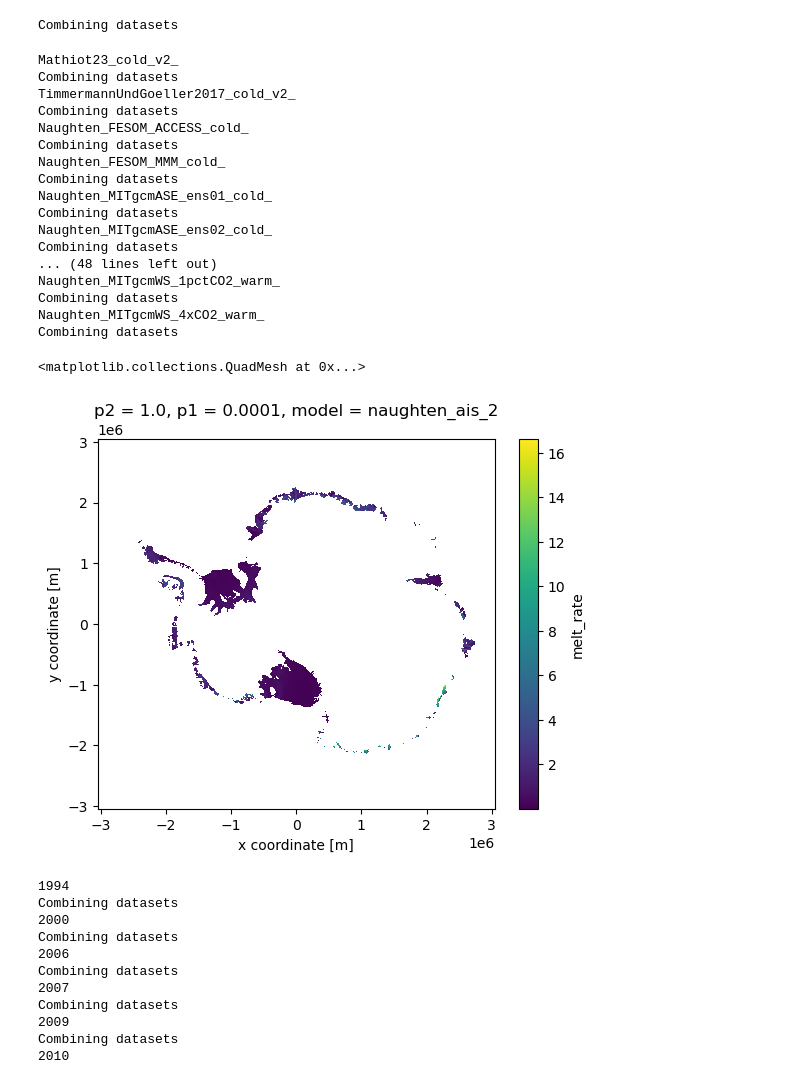
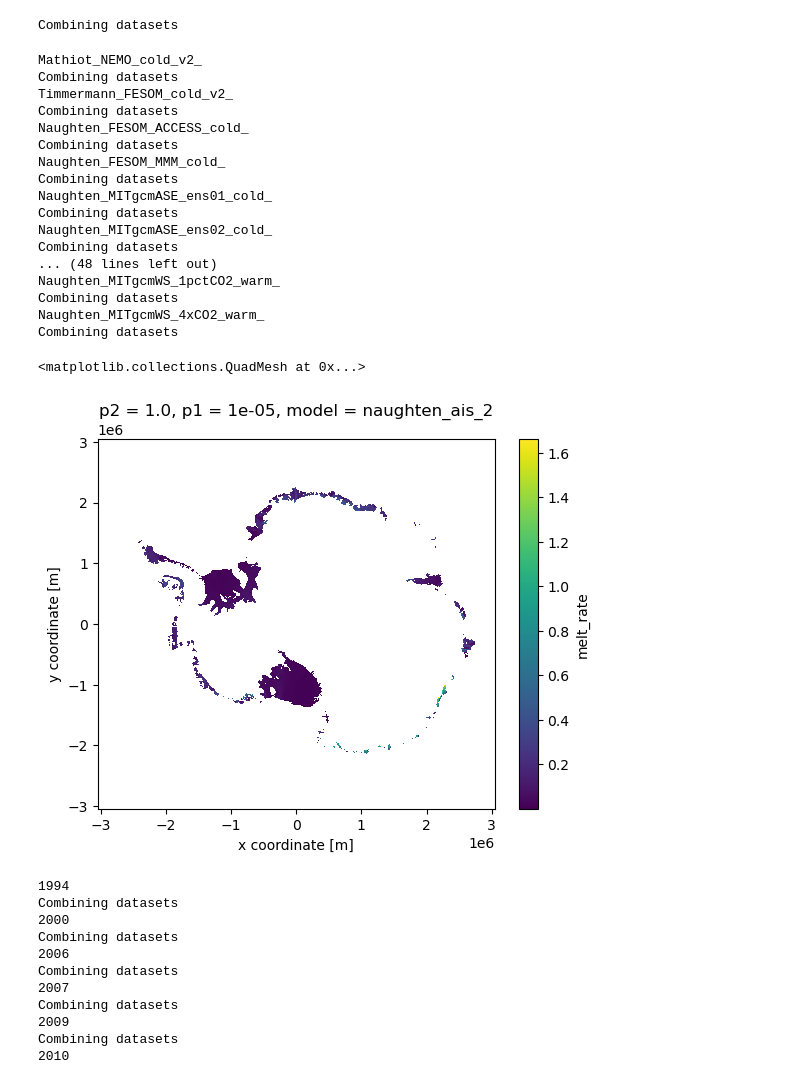
Before and after one commit to ismip/ismip7-antarctic-ocean-forcing, a Jupyter notebook: parameterisations/parameter_selection_quadratic_example_v2.ipynb, the cells around one changed output. Saved outputs shown, nothing was run; the diff lists cells and outputs as text; code cells hidden in the pictures.

```diff
--- a/parameterisations/parameter_selection_quadratic_example_v2.ipynb
+++ b/parameterisations/parameter_selection_quadratic_example_v2.ipynb
@@ -45,10 +46,13 @@ Note that this would be replaced with running your melt parameterisation.
 # %%
 # Create parameter array
 # Good set of K
-#K = xr.DataArray(data=np.arange(0.25e-5,3.025e-4,0.25e-5), dims=['K_dim']).assign_coords({'K_dim': np.arange(0.25e-5,3.025e-4,0.25e-5)})
+K = xr.DataArray(data=np.arange(0.25e-5,3.025e-4,0.25e-5), dims=['K_dim']).assign_coords({'K_dim': np.arange(0.25e-5,3.025e-4,0.25e-5)})
 
 # Simple set of K
-K = xr.DataArray(data=np.arange(1.0e-5,3.6e-4,1e-5), dims=['K_dim']).assign_coords({'K_dim': np.arange(1.0e-5,3.6e-4,1e-5)})
+#K = xr.DataArray(data=np.arange(1.0e-5,3.6e-4,1e-5), dims=['K_dim']).assign_coords({'K_dim': np.arange(1.0e-5,3.6e-4,1e-5)})
+
+# Expanded set of K
+#K = xr.DataArray(data=np.arange(1.0e-6,3.06e-4,1e-6), dims=['K_dim']).assign_coords({'K_dim': np.arange(1.0e-6,3.06e-4,1e-6)})
 
 K
 # %% [output]
@@ -111,7 +124,6 @@ pd_ensemble = pd_ensemble.to_dataset()
 Combining datasets
 # %%
 # Ocean Modelling
-
 
 def apply_ocean_modelling_melt(model_names):
     ensembles = []
@@ -119,6 +131,7 @@ def apply_ocean_modelling_melt(model_names):
     for j,model in enumerate(model_names):
         print(model)
         try:
+            # Path will be os.path.join(data_path,"ocean_modelling_data",model+"TF.nc")
             ocean_modelling_data = xr.load_dataset(os.path.join(data_path,"parameterisations", "Ocean_Modelling_Data",model+"TF.nc"))
         except:
             # FIXME REMOVE THIS ONCE DATA IS FINALISED
@@ -128,6 +141,7 @@ def apply_ocean_modelling_melt(model_names):
         tf_draft_om = ocean_modelling_data.thermal_forcing.sel(z=bed['draft'], method='nearest')
         tf_draft_om = tf_draft_om.where(bed.floating_frac>0.5, np.nan) # mask everything outside of ice shelves
         try:
+            # Path will be os.path.join(data_path,"ocean_modelling_data",model+"S.nc")
             salinity = xr.load_dataset(os.path.join(data_path,"parameterisations", "Ocean_Modelling_Data",model+"S.nc"))
         except:
             salinity = xr.load_dataset("/media/NAS2/ISMIP7/Tocheck/output/"+model+"S.nc")
@@ -147,7 +161,6 @@ def apply_ocean_modelling_melt(model_names):
 
         ensemble = xr.concat(model_runs, dim='K_dim')
         ensemble = ensemble.rename({'K_dim':'p1'})
-        #ensemble = ensemble.expand_dims({"p2": np.ones(pd_ensemble.sizes['p1'])})
         ensemble = ensemble.expand_dims({"p2": np.ones(1)})
         ensemble = ensemble.expand_dims({"model": np.array([j])})
         ensembles.append(ensemble)
@@ -158,7 +171,7 @@ def apply_ocean_modelling_melt(model_names):
 
 # Save all modelling data into xarray dataset
 
-model_names = ['Mathiot23_cold_v2_', "TimmermannUndGoeller2017_cold_v2_", "Naughten_FESOM_ACCESS_cold_", "Naughten_FESOM_MMM_cold_",
+model_names = ['Mathiot_NEMO_cold_v2_', "Timmermann_FESOM_cold_v2_", "Naughten_FESOM_ACCESS_cold_", "Naughten_FESOM_MMM_cold_",
               'Naughten_MITgcmASE_ens01_cold_', 'Naughten_MITgcmASE_ens02_cold_', 'Naughten_MITgcmASE_ens03_cold_',
                'Naughten_MITgcmASE_ens04_cold_','Naughten_MITgcmASE_ens05_cold_', 'Naughten_MITgcmASE_ens06_cold_',
                'Naughten_MITgcmASE_ens07_cold_', 'Naughten_MITgcmASE_ens08_cold_', 'Naughten_MITgcmASE_ens09_cold_',
@@ -180,9 +193,9 @@ warm_ensemble = warm_ensemble.assign_coords(model=["mathiot", "timmermann", "nau
 warm_ensemble.name = "melt_rate"
 warm_ensemble = warm_ensemble.to_dataset()
 # %% [output]
-Mathiot23_cold_v2_
+Mathiot_NEMO_cold_v2_
 Combining datasets
-TimmermannUndGoeller2017_cold_v2_
+Timmermann_FESOM_cold_v2_
 Combining datasets
 Naughten_FESOM_ACCESS_cold_
 Combining datasets
@@ -211,10 +224,10 @@ for model in ["naughten_ase_1","naughten_ase_2","naughten_ase_3","naughten_ase_4
     cold_ensemble = cold_ensemble.where( (cold_ensemble.model!=model )| (basins.basins == 9), np.nan)
     warm_ensemble = warm_ensemble.where( (warm_ensemble.model!=model )| (basins.basins == 9), np.nan)
 # %%
-(cold_ensemble.sel(model='naughten_ais_2',p1=10e-5,p2=1).melt_rate/ice_density).plot()
+(cold_ensemble.sel(model='naughten_ais_2',p1=1e-5,p2=1).melt_rate/ice_density).plot()
 # %% [output]
 <matplotlib.collections.QuadMesh at 0x...>
-[figure, old version]
+[figure, new version]
 # %%
 # Ocean observations
 
```
Also changed, not shown: parts of 49 cells of this notebook.
